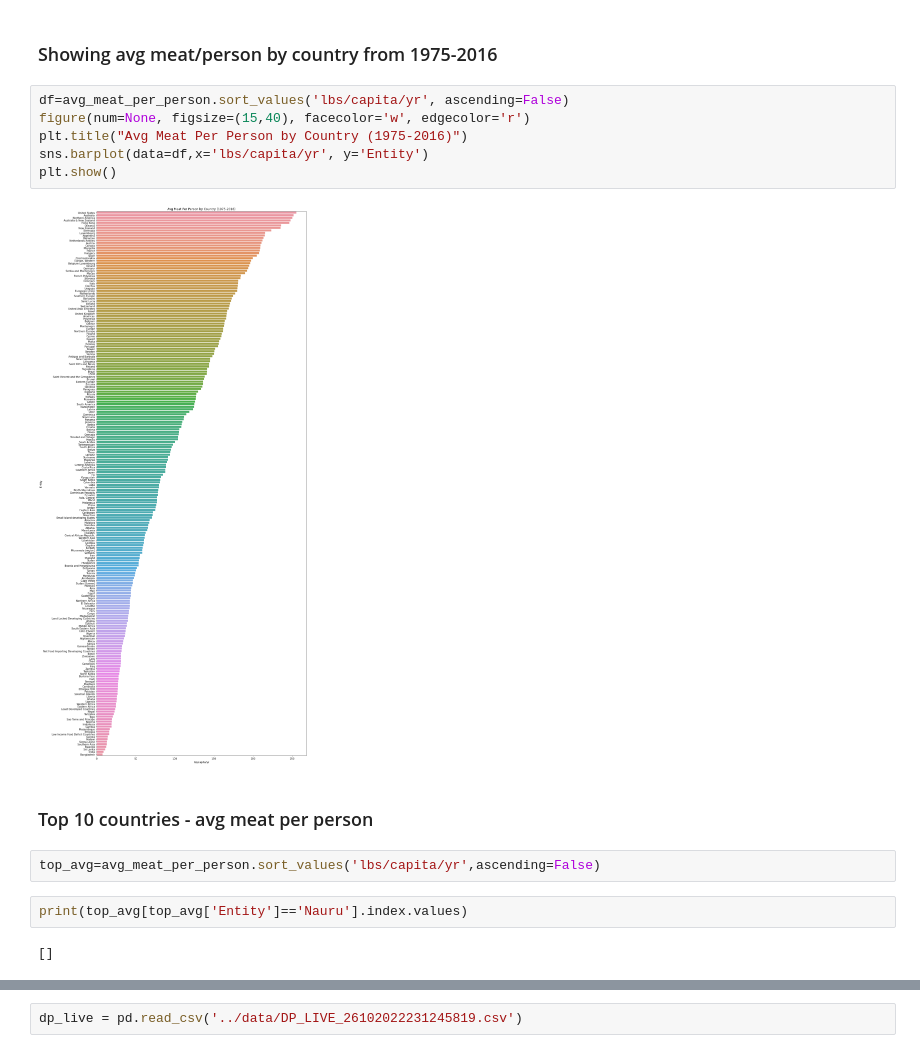
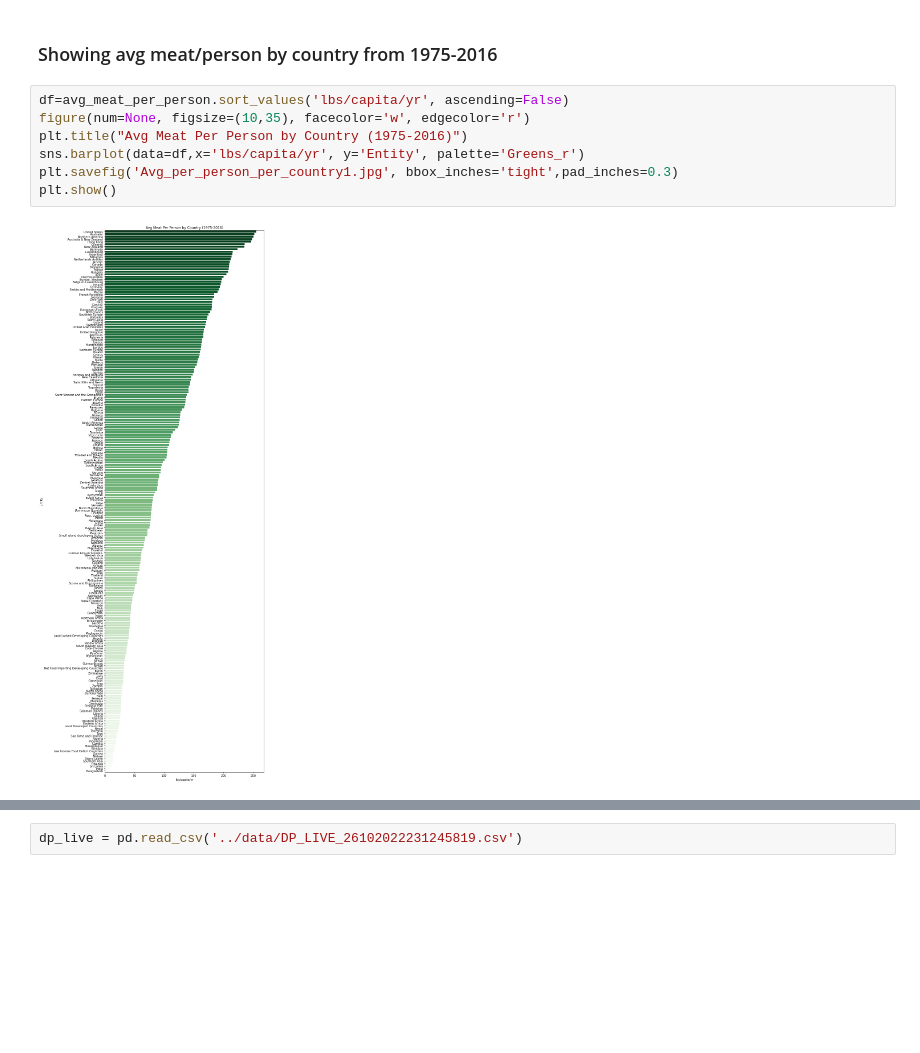
Before and after one commit to sgoolsby88/da7_capstone, a Jupyter notebook: notebooks/EDA _meat_production.ipynb, the cells around one changed output, grey strips where cells are left out. Cells and saved outputs as stored; diff of their text form; blank space fills up the shorter version.

Commit message:
Finishing up graphs

```diff
--- a/notebooks/EDA _meat_production.ipynb
+++ b/notebooks/EDA _meat_production.ipynb
@@ -302,17 +351,10 @@ avg_meat_per_person
 ### Showing avg meat/person by country from 1975-2016
 # %%
 df=avg_meat_per_person.sort_values('lbs/capita/yr', ascending=False)
-figure(num=None, figsize=(15,40), facecolor='w', edgecolor='r')
+figure(num=None, figsize=(10,35), facecolor='w', edgecolor='r')
 plt.title("Avg Meat Per Person by Country (1975-2016)")
-sns.barplot(data=df,x='lbs/capita/yr', y='Entity')
+sns.barplot(data=df,x='lbs/capita/yr', y='Entity', palette='Greens_r')
+plt.savefig('Avg_per_person_per_country1.jpg', bbox_inches='tight',pad_inches=0.3)
 plt.show()
 # %% [output]
-[figure, old version]
+[figure, new version]
-# %% [markdown]
-### Top 10 countries - avg meat per person
-# %%
-top_avg=avg_meat_per_person.sort_values('lbs/capita/yr',ascending=False)
-# %%
-print(top_avg[top_avg['Entity']=='Nauru'].index.values)
-# %% [output]
-[]
```
Also changed, not shown: parts of 34 cells of this notebook, 12 other files.
